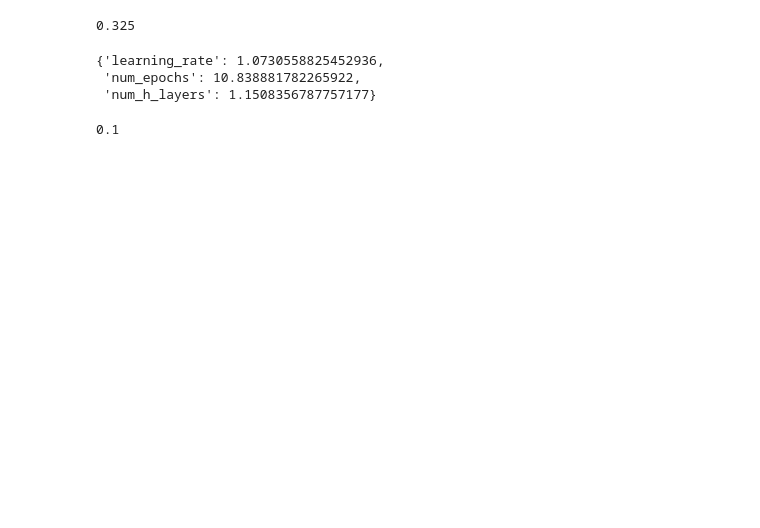
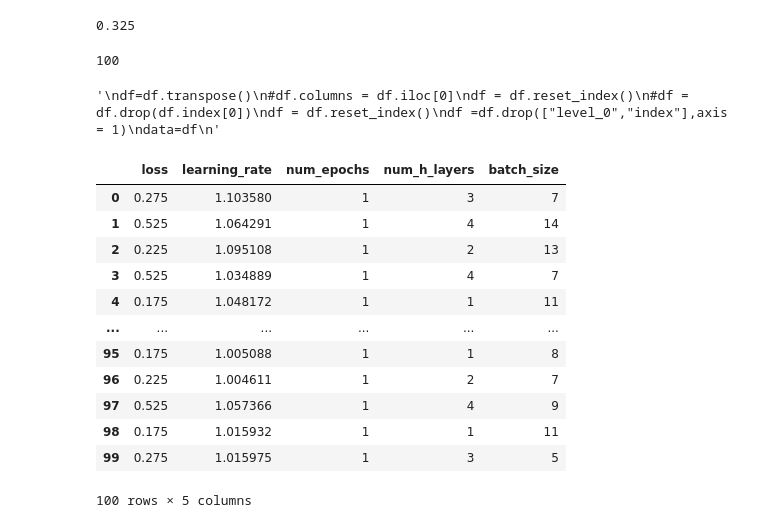
Before and after one commit to cosmina98/PhD, a Jupyter notebook: Work_in_progress/Wrapped_up_MLP.ipynb, the cells around one changed output. Cells and saved outputs as stored; diff of their text form; code cells hidden in the pictures; blank space fills up the shorter version.

```diff
--- a/Work_in_progress/Wrapped_up_MLP.ipynb
+++ b/Work_in_progress/Wrapped_up_MLP.ipynb
@@ -896,13 +869,7 @@ def optimize(trial):
 trial=Trials()
 
 best=optimize(trial)
-# %%
-best
-# %% [output]
-{'learning_rate': 1.0730558825452936,
- 'num_epochs': 10.838881782265922,
- 'num_h_layers': 1.1508356787757177}
-# %%
-objective({'num_epochs':int(best['num_epochs']), 'learning_rate':best['learning_rate'], 'num_h_layers':int(best['num_h_layers'])})
-# %% [output]
-0.1
+# %%
+len(trial)
+# %% [output]
+100
@@ -908,0 +885,30 @@ objective({'num_epochs':int(best['num_epochs']), 'learning_rate':best['learning_
+# %%
+df=decompose_trial_into_relevant_columns_pandas(trial)
+
+"""
+df=df.transpose()
+#df.columns = df.iloc[0]
+df = df.reset_index()
+#df = df.drop(df.index[0])
+df = df.reset_index()
+df =df.drop(["level_0","index"],axis = 1)
+data=df
+"""
+# %% [output]
+'\ndf=df.transpose()\n#df.columns = df.iloc[0]\ndf = df.reset_index()\n#df = df.drop(df.index[0])\ndf = df.reset_index()\ndf =df.drop(["level_0","index"],axis = 1)\ndata=df\n'
+# %%
+df
+# %% [output]
+|  | loss | learning_rate | num_epochs | num_h_layers | batch_size |
+| 0 | 0.275 | 1.103580 | 1 | 3 | 7 |
+| 1 | 0.525 | 1.064291 | 1 | 4 | 14 |
+| 2 | 0.225 | 1.095108 | 1 | 2 | 13 |
+| 3 | 0.525 | 1.034889 | 1 | 4 | 7 |
+| 4 | 0.175 | 1.048172 | 1 | 1 | 11 |
+| ... | ... | ... | ... | ... | ... |
+| 95 | 0.175 | 1.005088 | 1 | 1 | 8 |
+| 96 | 0.225 | 1.004611 | 1 | 2 | 7 |
+| 97 | 0.525 | 1.057366 | 1 | 4 | 9 |
+| 98 | 0.175 | 1.015932 | 1 | 1 | 11 |
+| 99 | 0.275 | 1.015975 | 1 | 3 | 5 |
+100 rows × 5 columns
```
Also changed, not shown: parts of 17 cells of this notebook.
